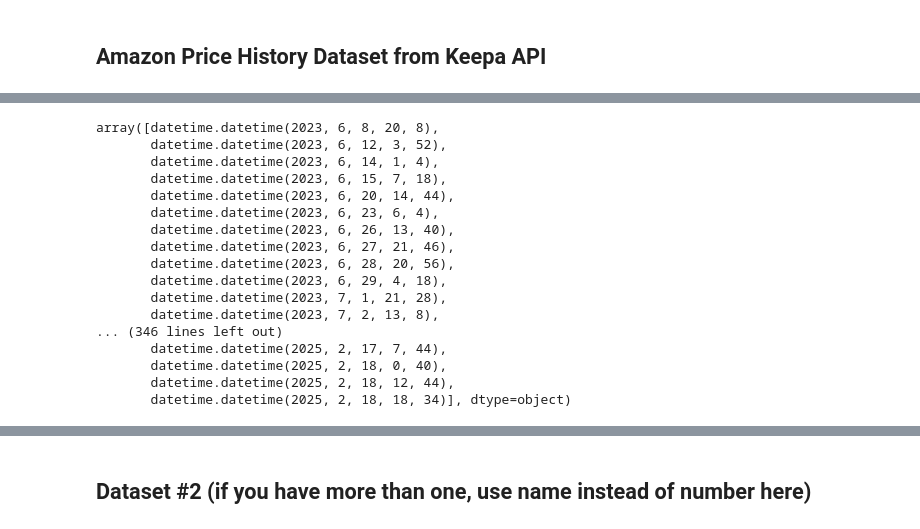
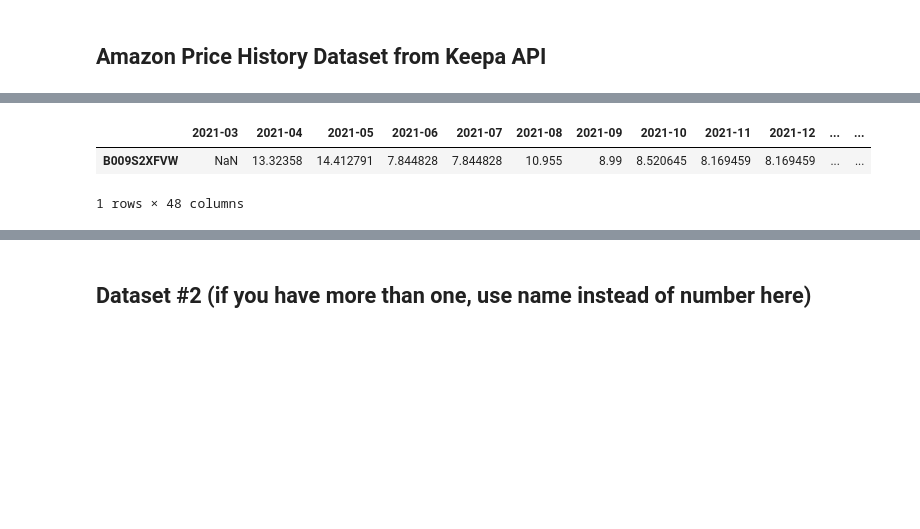
Before and after one commit to domwrm/Amazon-Pricing-Anlysis, a Jupyter notebook: DataCheckpoint_Group031_WI25.ipynb, the cells around one changed output, grey strips where cells are left out. Drawn from its saved outputs; the diff is of its cells as text; code cells hidden in the pictures; blank space fills up the shorter version.

```diff
--- a/DataCheckpoint_Group031_WI25.ipynb
+++ b/DataCheckpoint_Group031_WI25.ipynb
@@ -260,29 +308,9 @@ def batch(iterable, n=25):
 # %%
-# EXAMPLE USAGE, cost 1 token:
-asins = ["B0C7FBH4QV",'B0DJ1Z3XW4','B0CZ4KLN8Q']
-
-test = api.query(asins, days = 365)
-
-#monthly_prices = get_monthly_avg_prices(asins)
-#monthly_prices.head()
+# EXAMPLE USAGE of get_monthly_avg_prices
+asins = ["B009S2XFVW"]
+monthly_prices = get_monthly_avg_prices(asins, days = 365 * 4)
+monthly_prices
+# %% [output]
+|  | 2021-03 | 2021-04 | 2021-05 | 2021-06 | 2021-07 | 2021-08 | 2021-09 | 2021-10 | 2021-11 | 2021-12 | ... | ... |
+| B009S2XFVW | NaN | 13.32358 | 14.412791 | 7.844828 | 7.844828 | 10.955 | 8.99 | 8.520645 | 8.169459 | 8.169459 | ... | ... |
+1 rows × 48 columns
-# %%
-#print(test[0])
-test[0]['data'].get('NEW_time', [])
-# %% [output]
-array([datetime.datetime(2023, 6, 8, 20, 8),
-       datetime.datetime(2023, 6, 12, 3, 52),
-       datetime.datetime(2023, 6, 14, 1, 4),
-       datetime.datetime(2023, 6, 15, 7, 18),
-       datetime.datetime(2023, 6, 20, 14, 44),
-       datetime.datetime(2023, 6, 23, 6, 4),
-       datetime.datetime(2023, 6, 26, 13, 40),
-       datetime.datetime(2023, 6, 27, 21, 46),
-       datetime.datetime(2023, 6, 28, 20, 56),
-       datetime.datetime(2023, 6, 29, 4, 18),
-       datetime.datetime(2023, 7, 1, 21, 28),
-       datetime.datetime(2023, 7, 2, 13, 8),
-... (346 lines left out)
-       datetime.datetime(2025, 2, 17, 7, 44),
-       datetime.datetime(2025, 2, 18, 0, 40),
-       datetime.datetime(2025, 2, 18, 12, 44),
-       datetime.datetime(2025, 2, 18, 18, 34)], dtype=object)
```
Also changed, not shown: parts of 30 cells of this notebook, 5 other files.
